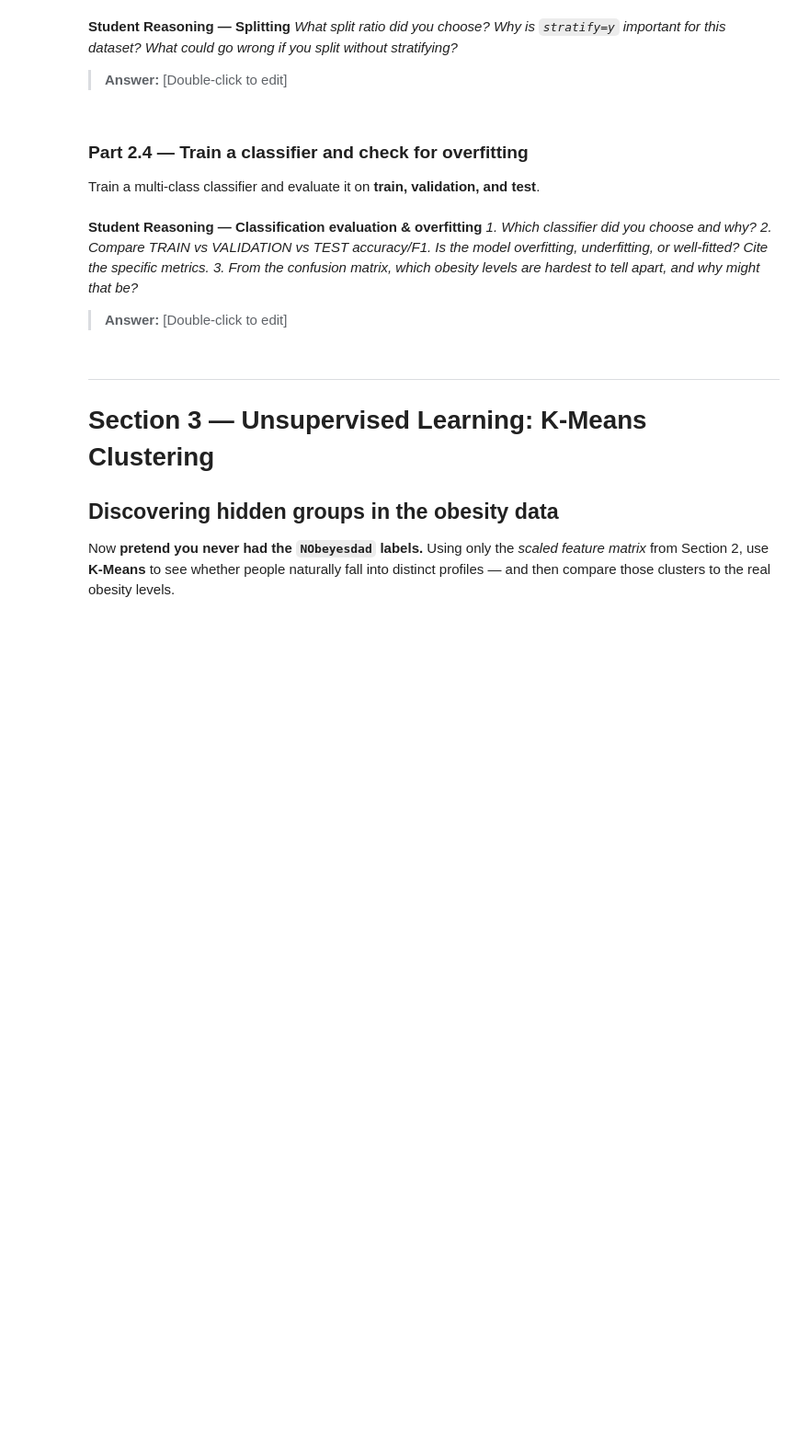
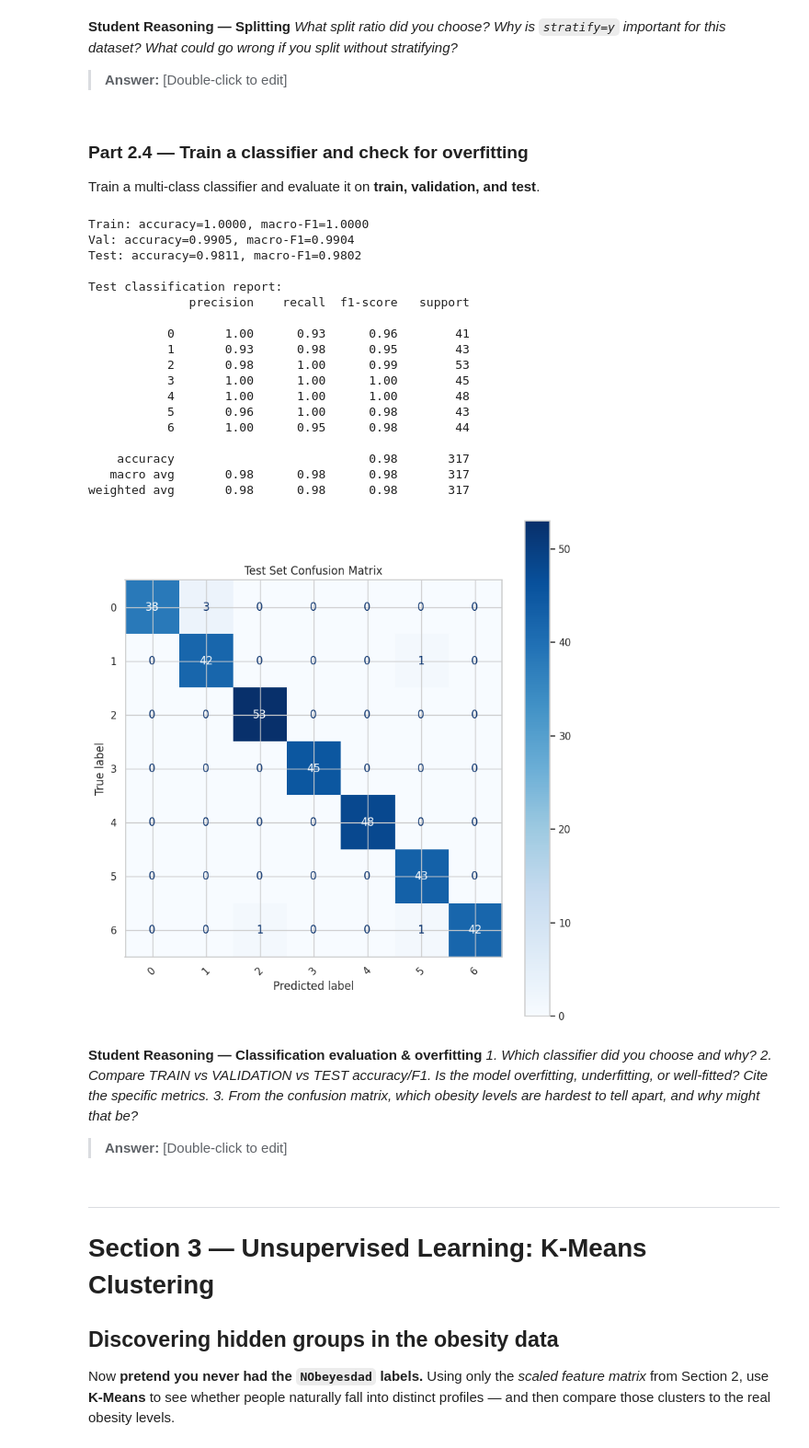
Before and after one commit to Jay-Ewura/lab-2-predictive-analytics, a Jupyter notebook: Lab2/lab_2_predictive_analytics.ipynb, the cells around one changed output. Shown at 92% size. Drawn from its saved outputs; the diff is of its cells as text; code cells hidden in the pictures; blank space fills up the shorter version.

```diff
--- a/Lab2/lab_2_predictive_analytics.ipynb
+++ b/Lab2/lab_2_predictive_analytics.ipynb
@@ -401,15 +602,61 @@ Train a multi-class classifier and evaluate it on **train, validation, and test*
 # %%
 # TODO: Import, initialise, and train a classifier
 #   (e.g. LogisticRegression(max_iter=...), RandomForestClassifier, or KNeighborsClassifier).
+from sklearn.ensemble import RandomForestClassifier
+from sklearn.metrics import accuracy_score, f1_score, classification_report, ConfusionMatrixDisplay
+import matplotlib.pyplot as plt
 
 # TODO: Predict on train, validation, and test.
+clf = RandomForestClassifier(n_estimators=200, max_depth=10, random_state=RANDOM_STATE, n_jobs=-1)
+clf.fit(X_train, y_train)
+
+y_train_pred = clf.predict(X_train)
+y_val_pred   = clf.predict(X_val)
+y_test_pred  = clf.predict(X_test)
+
 
 # TODO: Report accuracy AND macro-F1 for ALL THREE sets
 #   from sklearn.metrics import accuracy_score, f1_score, classification_report
+for name, y_true, y_pred in [
+    ("Train", y_train, y_train_pred),
+    ("Val",   y_val,   y_val_pred),
+    ("Test",  y_test,  y_test_pred),
+]:
+    acc = accuracy_score(y_true, y_pred)
+    f1m = f1_score(y_true, y_pred, average="macro")
+    print(f"{name}: accuracy={acc:.4f}, macro-F1={f1m:.4f}")
+
+print("\nTest classification report:")
+print(classification_report(y_test, y_test_pred))
 
 # TODO: Show a confusion matrix for the test set
 #   from sklearn.metrics import ConfusionMatrixDisplay
 #   Which classes are most often confused?
+fig, ax = plt.subplots(figsize=(8, 8))
+ConfusionMatrixDisplay.from_predictions(y_test, y_test_pred, ax=ax, cmap="Blues", xticks_rotation=45)
+plt.title("Test Set Confusion Matrix")
+plt.tight_layout()
+plt.show()
+# %% [output]
+Train: accuracy=1.0000, macro-F1=1.0000
+Val: accuracy=0.9905, macro-F1=0.9904
+Test: accuracy=0.9811, macro-F1=0.9802
+
+Test classification report:
+              precision    recall  f1-score   support
+
+           0       1.00      0.93      0.96        41
+           1       0.93      0.98      0.95        43
+           2       0.98      1.00      0.99        53
+           3       1.00      1.00      1.00        45
+           4       1.00      1.00      1.00        48
+           5       0.96      1.00      0.98        43
+           6       1.00      0.95      0.98        44
+
+    accuracy                           0.98       317
+   macro avg       0.98      0.98      0.98       317
+weighted avg       0.98      0.98      0.98       317
+[figure, added]
 # %% [markdown]
 **Student Reasoning — Classification evaluation & overfitting**
 *1. Which classifier did you choose and why?*
```
Also changed, not shown: parts of 7 cells of this notebook.
